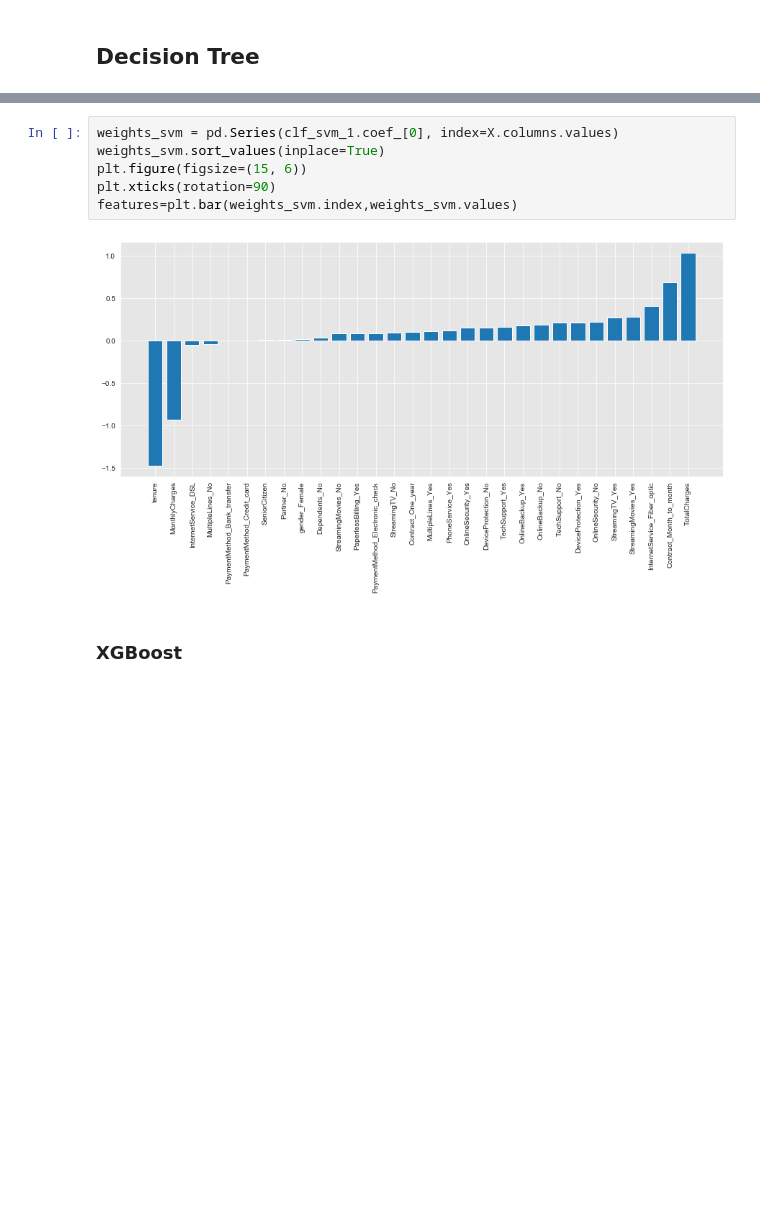
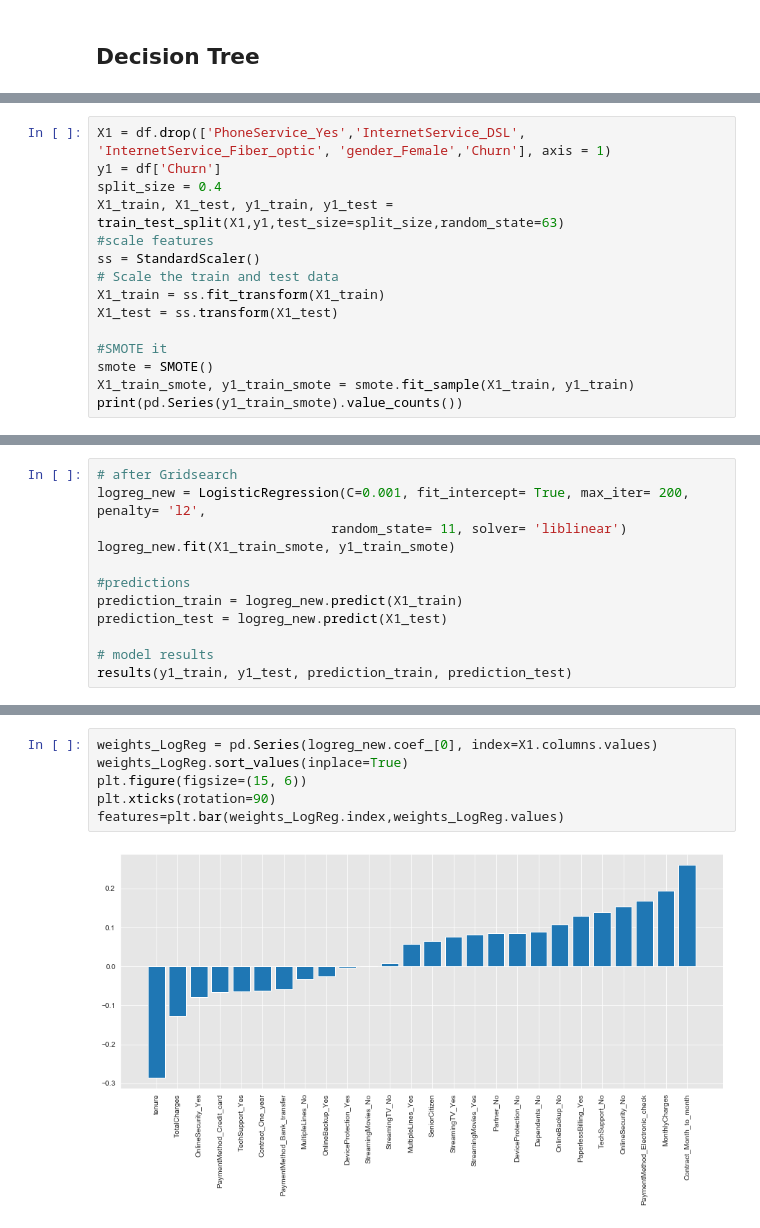
Before and after one commit to GitHub-ccd/Customer_churn_classification_MOD_3, a Jupyter notebook: 4-Model.ipynb, the cells around one changed output, grey strips where cells are left out. Drawn from its saved outputs; the diff is of its cells as text; blank space fills up the shorter version.

```diff
--- a/4-Model.ipynb
+++ b/4-Model.ipynb
@@ -580,0 +688,15 @@ weighted avg       0.78      0.73      0.74      1758
+# %%
+X1 = df.drop(['PhoneService_Yes','InternetService_DSL', 'InternetService_Fiber_optic', 'gender_Female','Churn'], axis = 1)
+y1 = df['Churn']
+split_size = 0.4
+X1_train, X1_test, y1_train, y1_test = train_test_split(X1,y1,test_size=split_size,random_state=63)
+#scale features
+ss = StandardScaler()
+# Scale the train and test data
+X1_train = ss.fit_transform(X1_train)
+X1_test = ss.transform(X1_test)
+
+#SMOTE it
+smote = SMOTE()
+X1_train_smote, y1_train_smote = smote.fit_sample(X1_train, y1_train)
+print(pd.Series(y1_train_smote).value_counts())
@@ -580,0 +793,12 @@ weighted avg       0.78      0.73      0.74      1758
+# %%
+# after Gridsearch
+logreg_new = LogisticRegression(C=0.001, fit_intercept= True, max_iter= 200, penalty= 'l2',
+                              random_state= 11, solver= 'liblinear')
+logreg_new.fit(X1_train_smote, y1_train_smote)
+
+#predictions
+prediction_train = logreg_new.predict(X1_train)
+prediction_test = logreg_new.predict(X1_test)
+
+# model results
+results(y1_train, y1_test, prediction_train, prediction_test)
@@ -581,10 +826,8 @@ weighted avg       0.78      0.73      0.74      1758
 # %%
-weights_svm = pd.Series(clf_svm_1.coef_[0], index=X.columns.values)
-weights_svm.sort_values(inplace=True)
+weights_LogReg = pd.Series(logreg_new.coef_[0], index=X1.columns.values)
+weights_LogReg.sort_values(inplace=True)
 plt.figure(figsize=(15, 6))
 plt.xticks(rotation=90)
-features=plt.bar(weights_svm.index,weights_svm.values)
+features=plt.bar(weights_LogReg.index,weights_LogReg.values)
 # %% [output]
-[figure, old version]
+[figure, new version]
-# %% [markdown]
-### XGBoost
```
Also changed, not shown: parts of 31 cells of this notebook, 1 other file.
